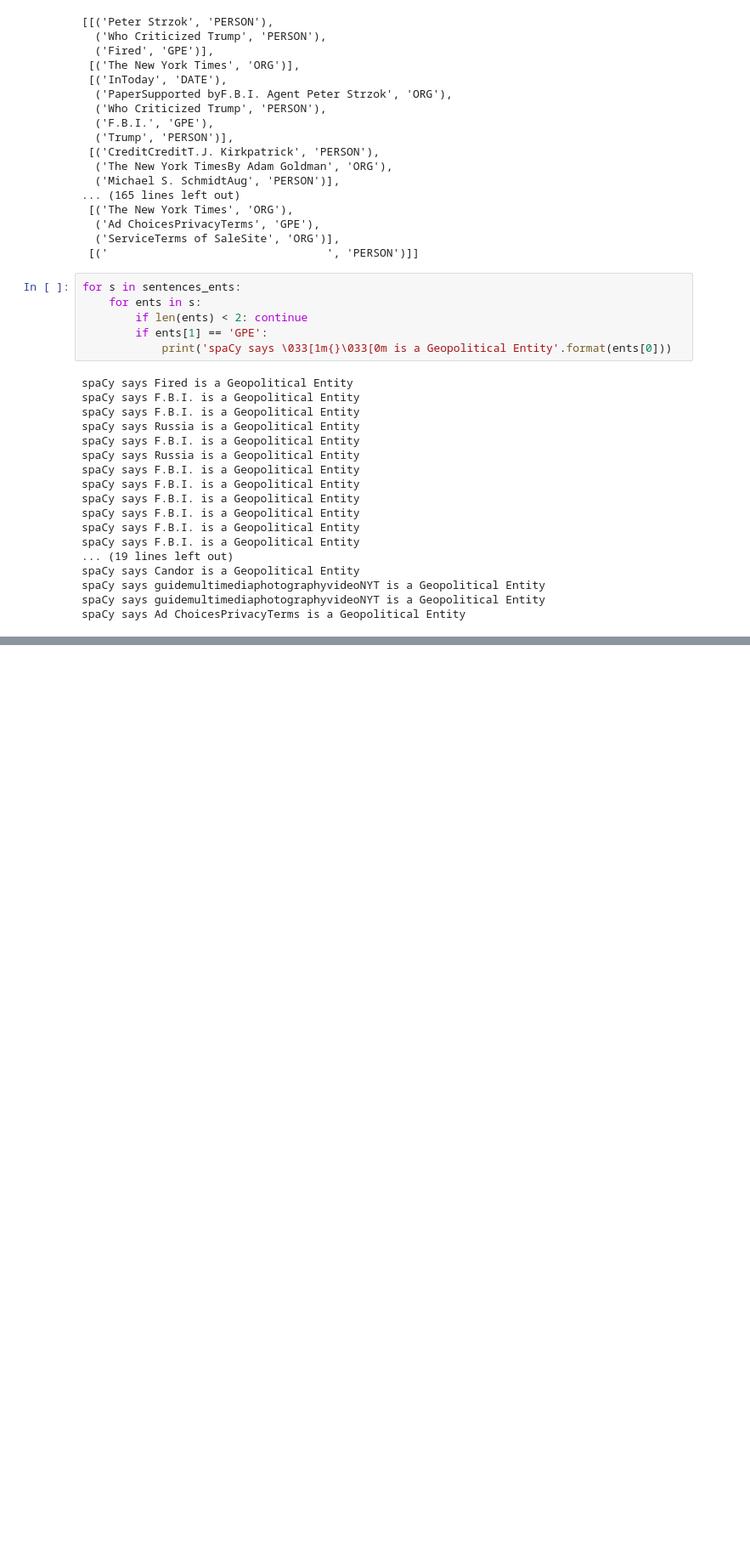
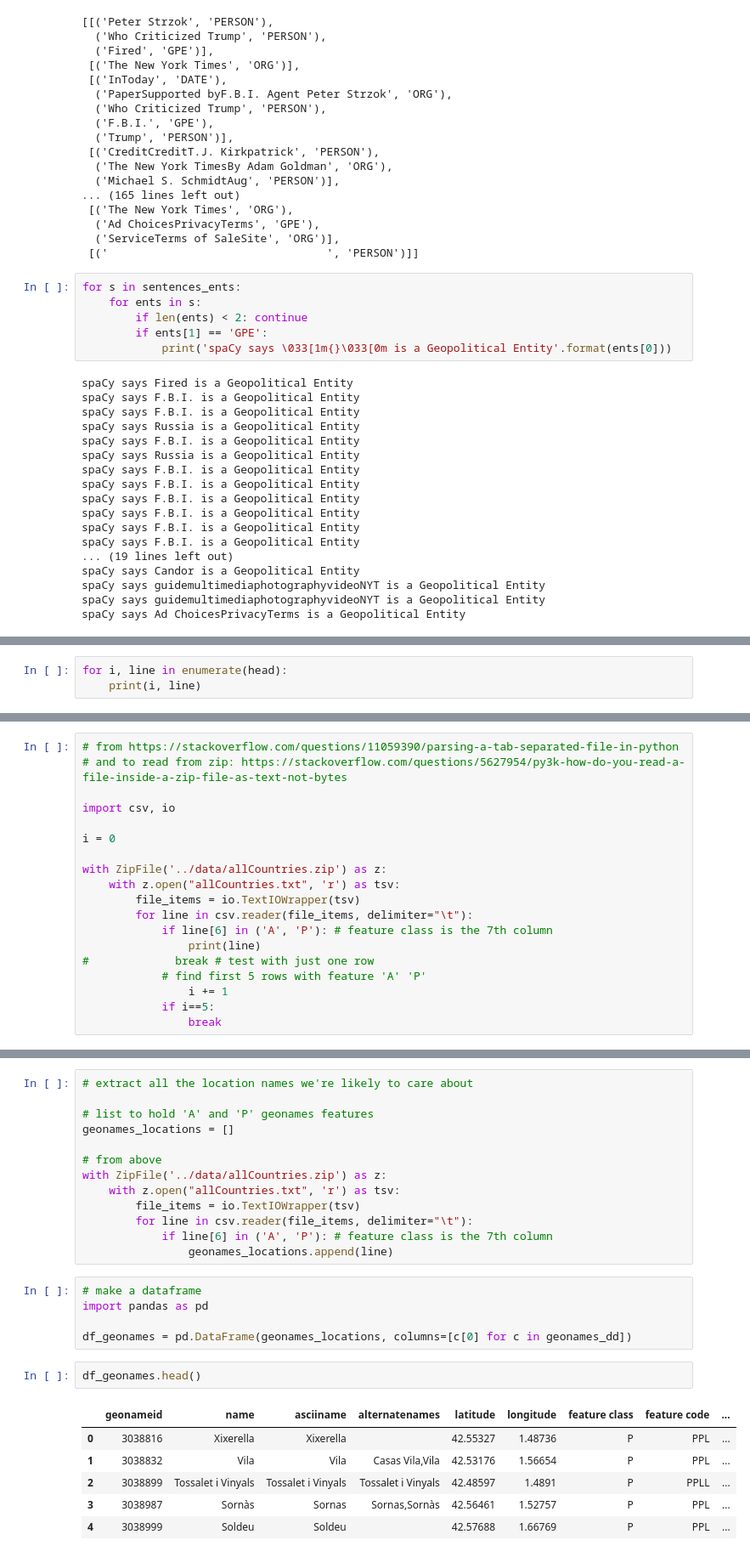
Before and after one commit to claytonrsh/geo-ner, a Jupyter notebook: testing/NER_testing.ipynb, the cells around one changed output, grey strips where cells are left out. Shown at 85% size. Drawn from its saved outputs; the diff is of its cells as text; blank space fills up the shorter version.

Commit message:
add a (too messy) geonames test...

```diff
--- a/testing/NER_testing.ipynb
+++ b/testing/NER_testing.ipynb
@@ -306,0 +360,3 @@ spaCy says Ad ChoicesPrivacyTerms is a Geopolitical Entity
+# %%
+for i, line in enumerate(head):
+    print(i, line)
@@ -306,0 +396,19 @@ spaCy says Ad ChoicesPrivacyTerms is a Geopolitical Entity
+# %%
+# from https://stackoverflow.com/questions/11059390/parsing-a-tab-separated-file-in-python
+# and to read from zip: https://stackoverflow.com/questions/5627954/py3k-how-do-you-read-a-file-inside-a-zip-file-as-text-not-bytes
+
+import csv, io
+
+i = 0
+
+with ZipFile('../data/allCountries.zip') as z:
+    with z.open("allCountries.txt", 'r') as tsv:
+        file_items = io.TextIOWrapper(tsv)
+        for line in csv.reader(file_items, delimiter="\t"):
+            if line[6] in ('A', 'P'): # feature class is the 7th column
+                print(line)
+#             break # test with just one row
+            # find first 5 rows with feature 'A' 'P'
+                i += 1
+            if i==5:
+                break
@@ -306,0 +421,27 @@ spaCy says Ad ChoicesPrivacyTerms is a Geopolitical Entity
+# %%
+# extract all the location names we're likely to care about
+
+# list to hold 'A' and 'P' geonames features
+geonames_locations = []
+
+# from above
+with ZipFile('../data/allCountries.zip') as z:
+    with z.open("allCountries.txt", 'r') as tsv:
+        file_items = io.TextIOWrapper(tsv)
+        for line in csv.reader(file_items, delimiter="\t"):
+            if line[6] in ('A', 'P'): # feature class is the 7th column
+                geonames_locations.append(line)
+# %%
+# make a dataframe
+import pandas as pd
+
+df_geonames = pd.DataFrame(geonames_locations, columns=[c[0] for c in geonames_dd])
+# %%
+df_geonames.head()
+# %% [output]
+|  | geonameid | name | asciiname | alternatenames | latitude | longitude | feature class | feature code | ... |
+| 0 | 3038816 | Xixerella | Xixerella |  | 42.55327 | 1.48736 | P | PPL | ... |
+| 1 | 3038832 | Vila | Vila | Casas Vila,Vila | 42.53176 | 1.56654 | P | PPL | ... |
+| 2 | 3038899 | Tossalet i Vinyals | Tossalet i Vinyals | Tossalet i Vinyals | 42.48597 | 1.4891 | P | PPLL | ... |
+| 3 | 3038987 | Sornàs | Sornas | Sornas,Sornàs | 42.56461 | 1.52757 | P | PPL | ... |
+| 4 | 3038999 | Soldeu | Soldeu |  | 42.57688 | 1.66769 | P | PPL | ... |
```
Also changed, not shown: parts of 24 cells of this notebook, 1 other file.
